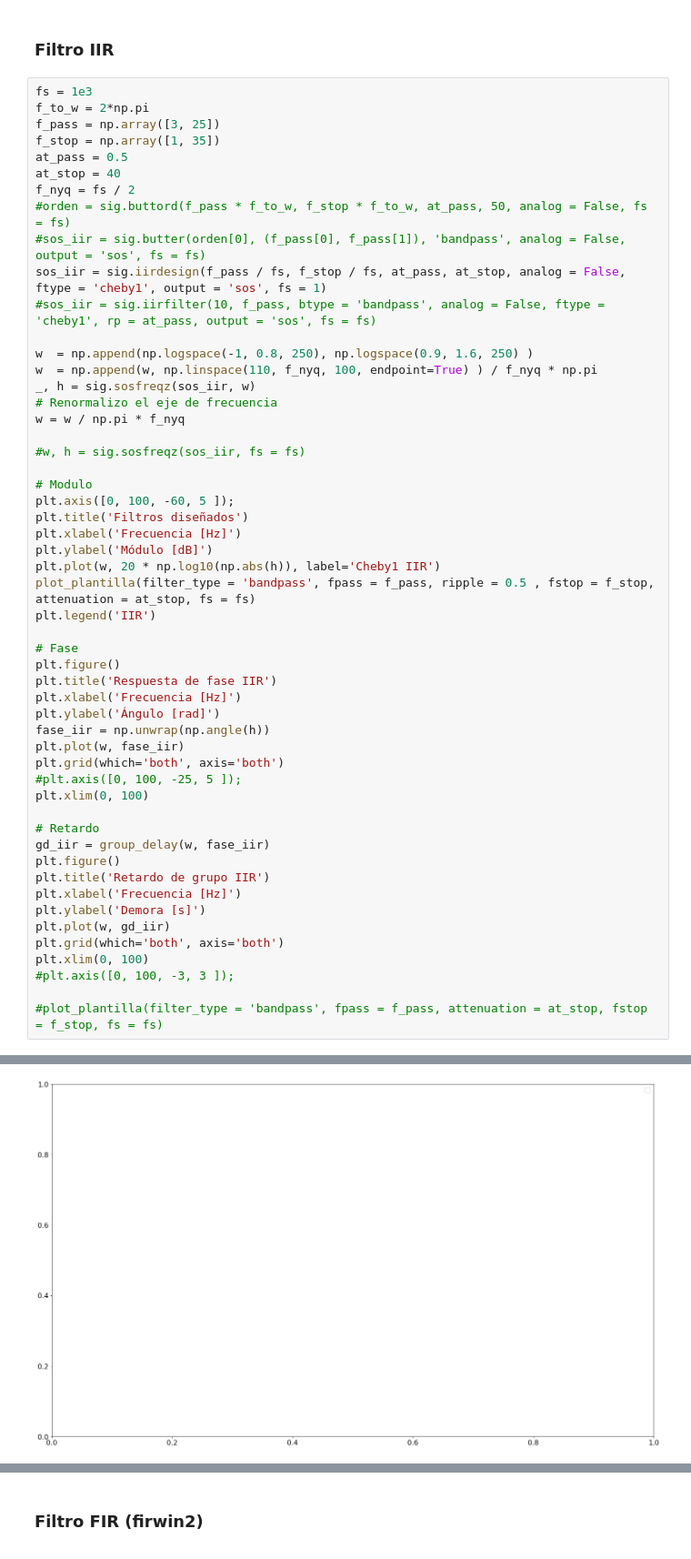
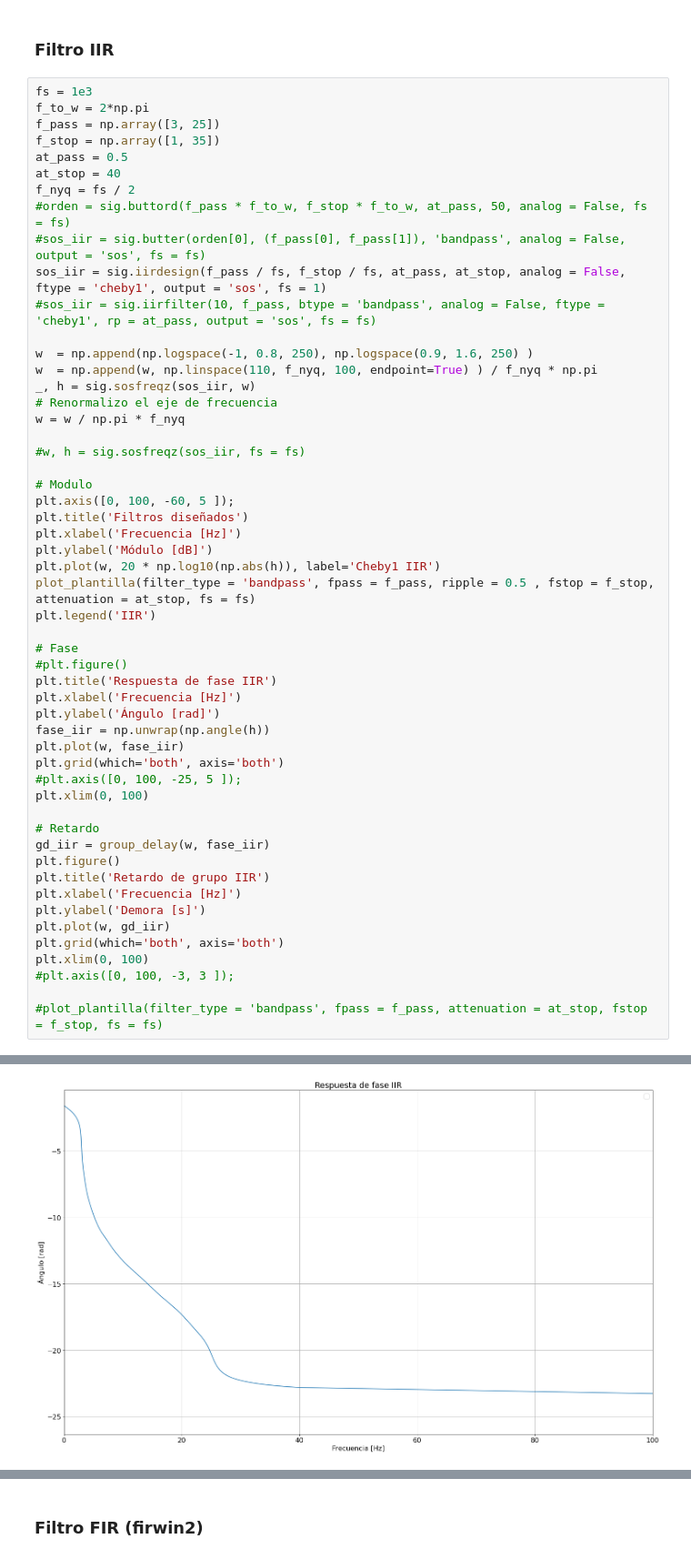
Before and after one commit to mpmarfisi/TC2, a Jupyter notebook: Tarea Semanal 9/TS9_Marfisi.ipynb, the cells around one changed output, grey strips where cells are left out. Shown at 91% size. Drawn from its saved outputs; the diff is of its cells as text.

```diff
--- a/Tarea Semanal 9/TS9_Marfisi.ipynb
+++ b/Tarea Semanal 9/TS9_Marfisi.ipynb
@@ -80,32 +80,32 @@ plt.xlabel('Frecuencia [Hz]')
 plt.ylabel('Módulo [dB]')
 plt.plot(w, 20 * np.log10(np.abs(h)), label='Cheby1 IIR')
 plot_plantilla(filter_type = 'bandpass', fpass = f_pass, ripple = 0.5 , fstop = f_stop, attenuation = at_stop, fs = fs)
 plt.legend('IIR')
 
 # Fase
-plt.figure()
+#plt.figure()
 plt.title('Respuesta de fase IIR')
 plt.xlabel('Frecuencia [Hz]')
 plt.ylabel('Ángulo [rad]')
 fase_iir = np.unwrap(np.angle(h))
 plt.plot(w, fase_iir)
 plt.grid(which='both', axis='both')
 #plt.axis([0, 100, -25, 5 ]);
 plt.xlim(0, 100)
 
 # Retardo
 gd_iir = group_delay(w, fase_iir)
 plt.figure()
 plt.title('Retardo de grupo IIR')
 plt.xlabel('Frecuencia [Hz]')
 plt.ylabel('Demora [s]')
 plt.plot(w, gd_iir)
 plt.grid(which='both', axis='both')
 plt.xlim(0, 100)
 #plt.axis([0, 100, -3, 3 ]);
 
 #plot_plantilla(filter_type = 'bandpass', fpass = f_pass, attenuation = at_stop, fstop = f_stop, fs = fs)
 # %% [output]
 [figure]
 (0.0, 100.0)
-[figure, old version]
+[figure, new version]
```
Also changed, not shown: parts of 8 cells of this notebook.
